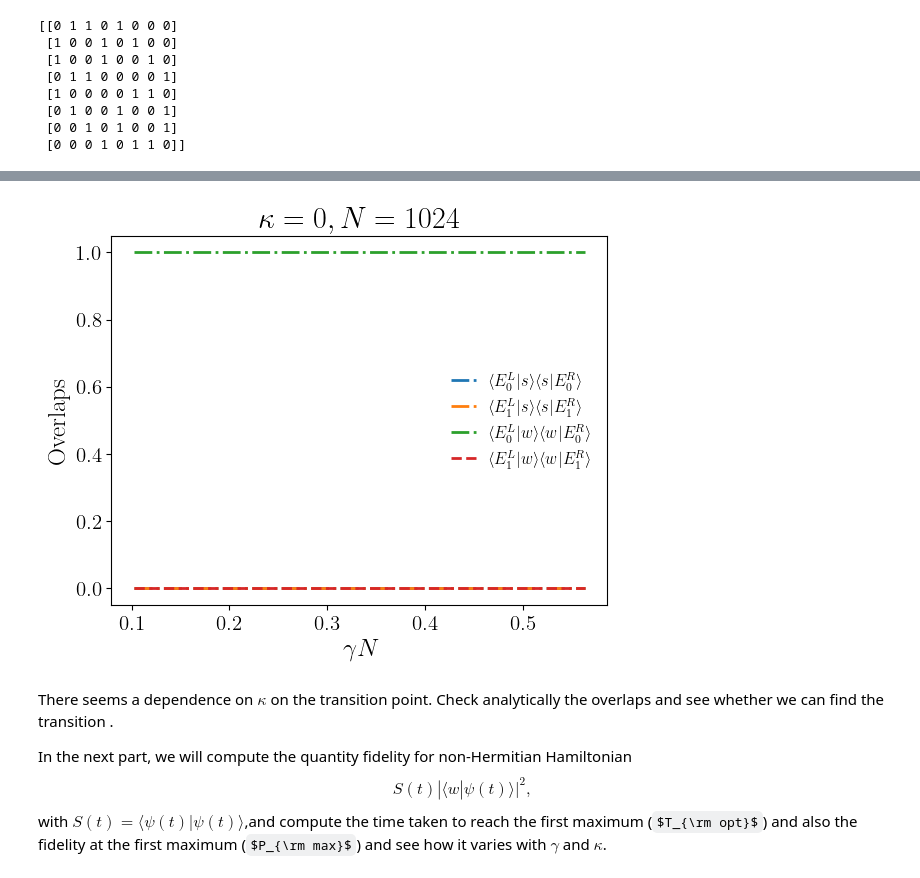
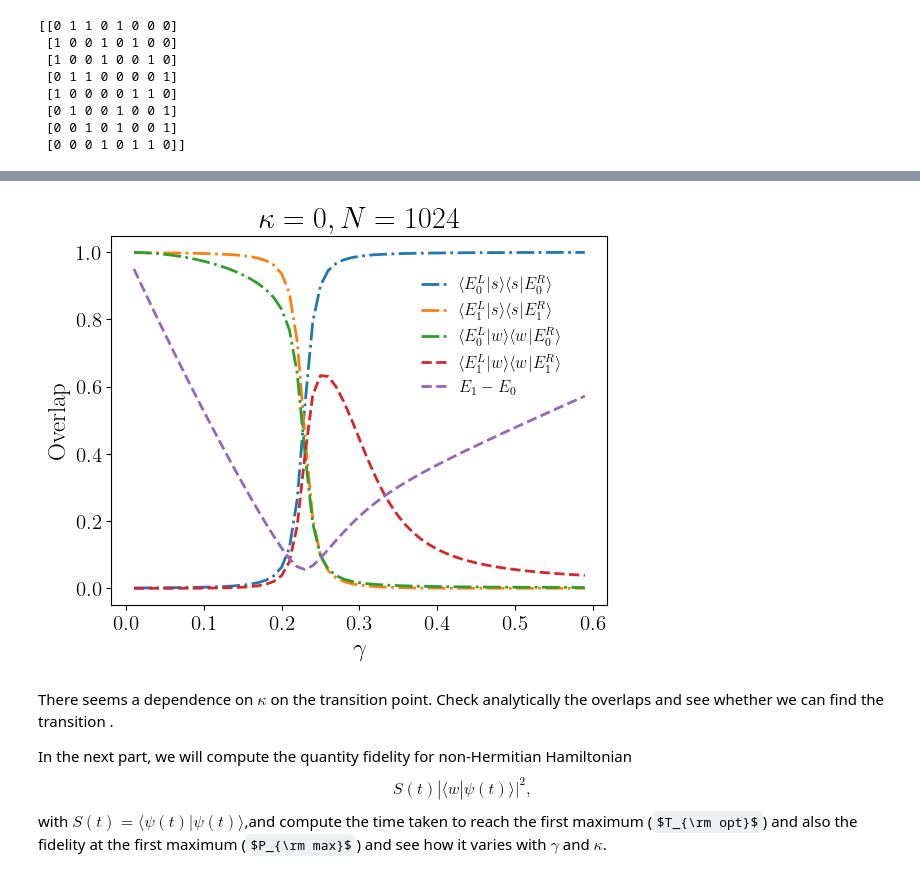
Before and after one commit to sayanr5834/non-Hermitian_QS, a Jupyter notebook: NH_quantum_walker.ipynb, the cells around one changed output, grey strips where cells are left out. Saved outputs shown, nothing was run; the diff lists cells and outputs as text; code cells hidden in the pictures; some formulas as TeX source.

```diff
--- a/NH_quantum_walker.ipynb
+++ b/NH_quantum_walker.ipynb
@@ -463,7 +480,10 @@ for i in range(len(gamma)):
     H = hypercube_hamiltonian(dim,gamma[i],w,kappa)
 
     #get the eigenvalue and right eigenstates
-    eigval[i],_ = np.linalg.eigh(H)
+    eig_val,_ = np.linalg.eigh(H)
+    eigval[i] = np.sort(eig_val)
+
+
 
     #get the eigenvalue and left eigenstates
     #eigval_2,_ = np.linalg.eig(np.transpose(H))
@@ -487,7 +501,7 @@ plt.show()
 dim =10
 w  = 0
 kappa = 0
-gamma = np.arange(0.0001,0.0006,0.00005)
+gamma =   np.arange(0.01,0.6,0.01)
 
 overlap_right0 = np.zeros(len(gamma),dtype=np.complex_)
 #overlap_left0 = np.zeros(len(gamma),dtype=np.complex_)
@@ -500,6 +514,9 @@ overlap_right2 = np.zeros(len(gamma),dtype=np.complex_)
 
 overlap_right3 = np.zeros(len(gamma),dtype=np.complex_)
 #overlap_left3 = np.zeros(len(gamma),dtype=np.complex_)
+
+
+eig_diff = np.zeros(len(gamma),dtype=np.complex_)
 
 #calculate the overlap
 psi_0 = (1.0/np.sqrt(2**dim))*np.ones((2**dim,1))
@@ -516,39 +533,49 @@ for i in tqdm(range(len(gamma))):
     #get the eigenvalue and right eigenstates
     eigval,eigvec = np.linalg.eig(H)
 
-    overlap_right0[i] = np.abs(np.vdot(psi_0,eigvec_right[:,0]))**2
+    # Sort the eigenvalues and eigenvectors
+    sorted_indices = np.argsort(eigval)  # Get indices for sorting eigenvalues
+    eigval_sorted = eigval[sorted_indices]  # Sort eigenvalues
+    eigvec_sorted = eigvec[:, sorted_indices]  # Reorder eigenvectors accordingly
+
+    overlap_right0[i] = np.abs(np.vdot(psi_0,eigvec_sorted[:,0]))**2
     #overlap_left0[i] = np.vdot(eigvec_left[:,0],psi_0)
 
-    overlap_right1[i] = np.abs(np.vdot(psi_0,eigvec_right[:,1]))**2
+    overlap_right1[i] = np.abs(np.vdot(psi_0,eigvec_sorted[:,1]))**2
     #overlap_left1[i] = np.vdot(eigvec_left[:,1],psi_0)
 
 
 
-    overlap_right2[i] = np.abs(np.vdot(ket_w,eigvec_right[:,0]))**2
+    overlap_right2[i] = np.abs(np.vdot(ket_w,eigvec_sorted[:,0]))**2
     #overlap_left2[i] = np.vdot(eigvec_left[:,0],ket_w)
 
-    overlap_right3[i] = np.abs(np.vdot(ket_w,eigvec_right[:,1]))**2
+    overlap_right3[i] = np.abs(np.vdot(ket_w,eigvec_sorted[:,1]))**2
     #overlap_left3[i] = np.vdot(eigvec_left[:,1],ket_w)
+
+    eig_diff[i] = eigval_sorted[1] -  eigval_sorted[0]
 # %%
-plt.plot(gamma*(2**dim), overlap_right0,'-.',label = r'$\langle E_0^L | s \rangle \langle s | E_0^R \rangle $')
+plt.plot(gamma, np.abs(overlap_right0),'-.',label = r'$\langle E_0^L | s \rangle \langle s | E_0^R \rangle $')
 
-plt.plot(gamma*(2**dim), overlap_right1,'-.',label = r'$\langle E_1^L | s \rangle \langle s | E_1^R \rangle$')
+plt.plot(gamma, np.abs(overlap_right1),'-.',label = r'$\langle E_1^L | s \rangle \langle s | E_1^R \rangle$')
 
-plt.plot(gamma*(2**dim), overlap_right2,'-.',label = r'$\langle E_0^L | w \rangle \langle w | E_0^R \rangle $')
+plt.plot(gamma, np.abs(overlap_right2),'-.',label = r'$\langle E_0^L | w \rangle \langle w | E_0^R \rangle $')
 
-plt.plot(gamma*(2**dim), overlap_right3,'--',label = r'$\langle E_1^L | w \rangle \langle w | E_1^R \rangle$')
+plt.plot(gamma, np.abs(overlap_right3),'--',label = r'$\langle E_1^L | w \rangle \langle w | E_1^R \rangle$')
+
+plt.plot(gamma, np.abs(eig_diff),'--',label = r'$E_1 - E_0$')
+
 
 #plt.axvline(1.0,linestyle = '--',color = 'k',linewidth =1)
 
-plt.legend(fontsize = 12)
-plt.xlabel(r'$\gamma N$')
-plt.ylabel(r'Overlaps')
+plt.legend(fontsize = 12, loc = (0.61,0.55))
+plt.xlabel(r'$\gamma$')
+plt.ylabel(r'Overlap')
 plt.title(r'$\kappa = 0, N = 1024$')
 
 #plt.savefig(r'Overlap_k1_N500.pdf',bbox_inches = 'tight')
 plt.show()
 # %% [output]
-[figure, old version]
+[figure, new version]
 # %% [markdown]
 There seems a dependence on $\kappa$ on the transition point. Check analytically the overlaps and see whether we can find the transition .
 
```
Also changed, not shown: parts of 6 cells of this notebook.
